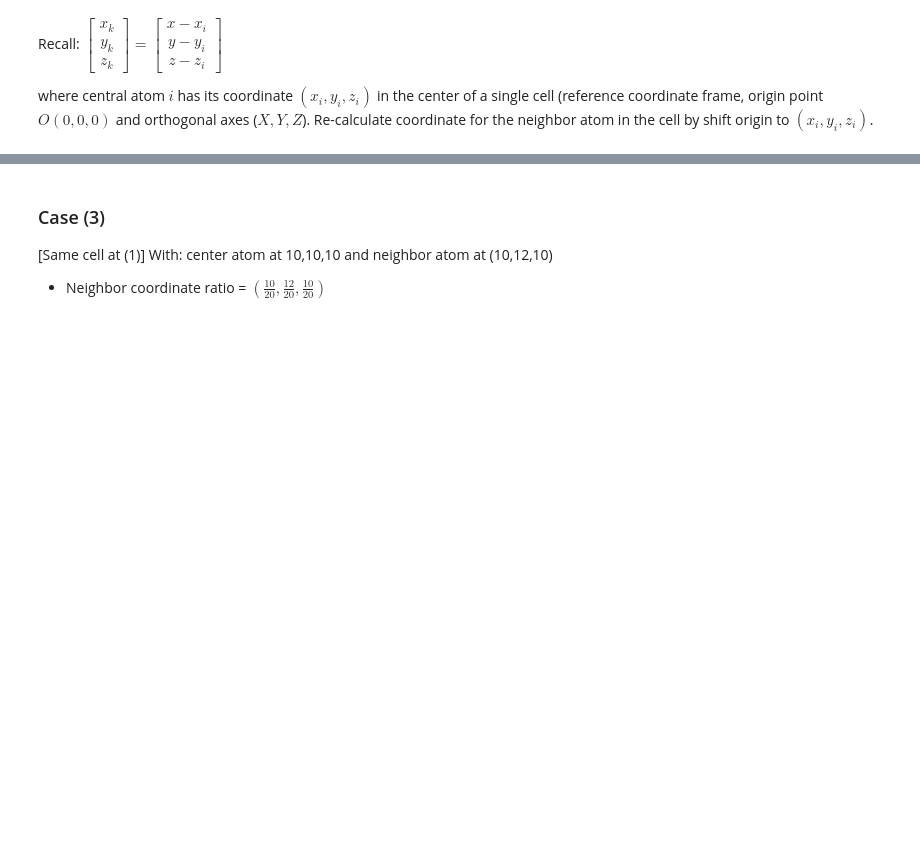
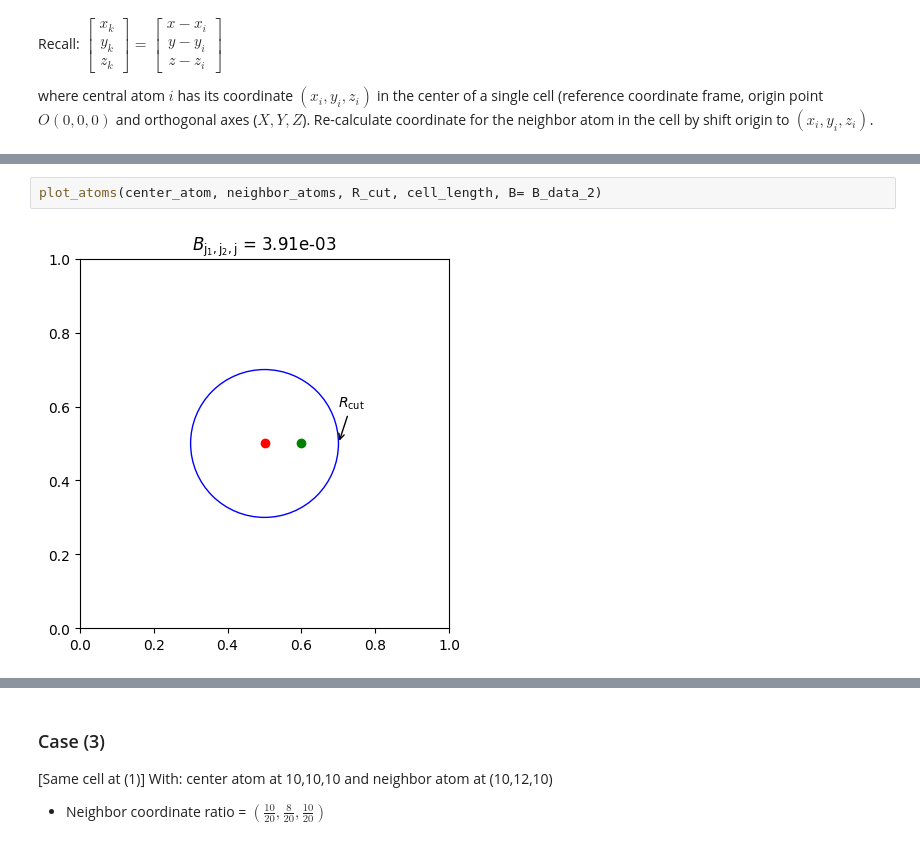
Before and after one commit to dtht2d/bispectrum_component, a Jupyter notebook: bispectrum/example/study_cases_example_SO4_calc.ipynb, the cells around one changed output, grey strips where cells are left out. Drawn from its saved outputs; the diff is of its cells as text; blank space fills up the shorter version.

```diff
--- a/bispectrum/example/study_cases_example_SO4_calc.ipynb
+++ b/bispectrum/example/study_cases_example_SO4_calc.ipynb
@@ -476,0 +456,4 @@ time: 53 ms (started: 2023-07-05 19:52:40 +00:00)
+# %%
+plot_atoms(center_atom, neighbor_atoms, R_cut, cell_length, B= B_data_2)
+# %% [output]
+[figure, added]
@@ -477,5 +461,5 @@ time: 53 ms (started: 2023-07-05 19:52:40 +00:00)
 # %% [markdown]
 ### Case (3)
 [Same cell at (1)] With: center atom at 10,10,10 and neighbor atom at (10,12,10)
-- Neighbor coordinate ratio = $(\frac{10}{20}, \frac{12}{20},\frac{10}{20})$
+- Neighbor coordinate ratio = $(\frac{10}{20}, \frac{8}{20},\frac{10}{20})$
 # %%
```
Also changed, not shown: parts of 22 cells of this notebook.
